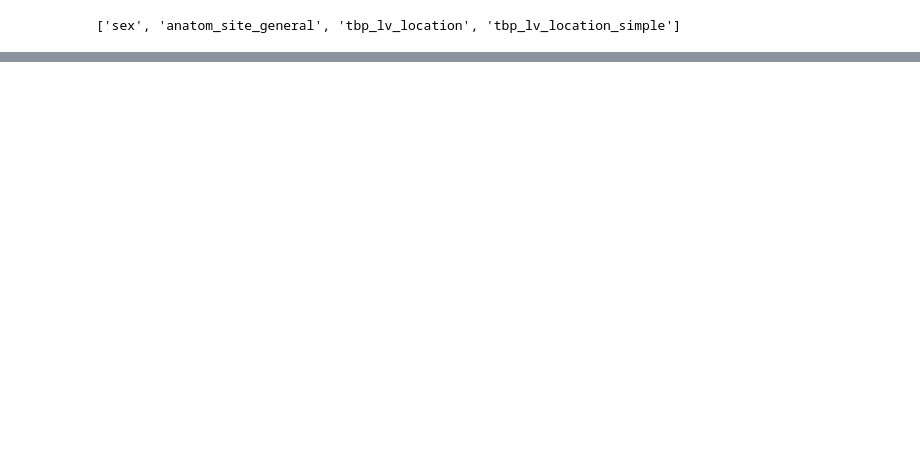
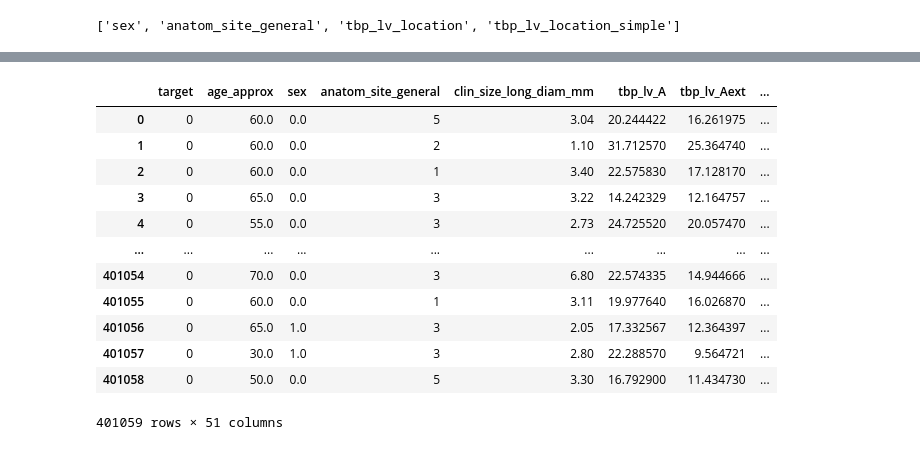
Before and after one commit to SaiEthihasChanda/Skin_cancer_detection, a Jupyter notebook: model.ipynb, the cells around one changed output, grey strips where cells are left out. Drawn from its saved outputs; the diff is of its cells as text; code cells hidden in the pictures; blank space fills up the shorter version.

```diff
--- a/model.ipynb
+++ b/model.ipynb
@@ -179,3 +182,19 @@ data_new
+# %%
+data
+# %% [output]
+|  | target | age_approx | sex | anatom_site_general | clin_size_long_diam_mm | tbp_lv_A | tbp_lv_Aext | ... |
+| 0 | 0 | 60.0 | 0.0 | 5 | 3.04 | 20.244422 | 16.261975 | ... |
+| 1 | 0 | 60.0 | 0.0 | 2 | 1.10 | 31.712570 | 25.364740 | ... |
+| 2 | 0 | 60.0 | 0.0 | 1 | 3.40 | 22.575830 | 17.128170 | ... |
+| 3 | 0 | 65.0 | 0.0 | 3 | 3.22 | 14.242329 | 12.164757 | ... |
+| 4 | 0 | 55.0 | 0.0 | 3 | 2.73 | 24.725520 | 20.057470 | ... |
+| ... | ... | ... | ... | ... | ... | ... | ... | ... |
+| 401054 | 0 | 70.0 | 0.0 | 3 | 6.80 | 22.574335 | 14.944666 | ... |
+| 401055 | 0 | 60.0 | 0.0 | 1 | 3.11 | 19.977640 | 16.026870 | ... |
+| 401056 | 0 | 65.0 | 1.0 | 3 | 2.05 | 17.332567 | 12.364397 | ... |
+| 401057 | 0 | 30.0 | 1.0 | 3 | 2.80 | 22.288570 | 9.564721 | ... |
+| 401058 | 0 | 50.0 | 0.0 | 5 | 3.30 | 16.792900 | 11.434730 | ... |
+401059 rows × 51 columns
 # %%
 df_target_1 = data[data['target'] == 1]
 df_target_0 = data[data['target'] == 0]
```
Also changed, not shown: parts of 18 cells of this notebook.
